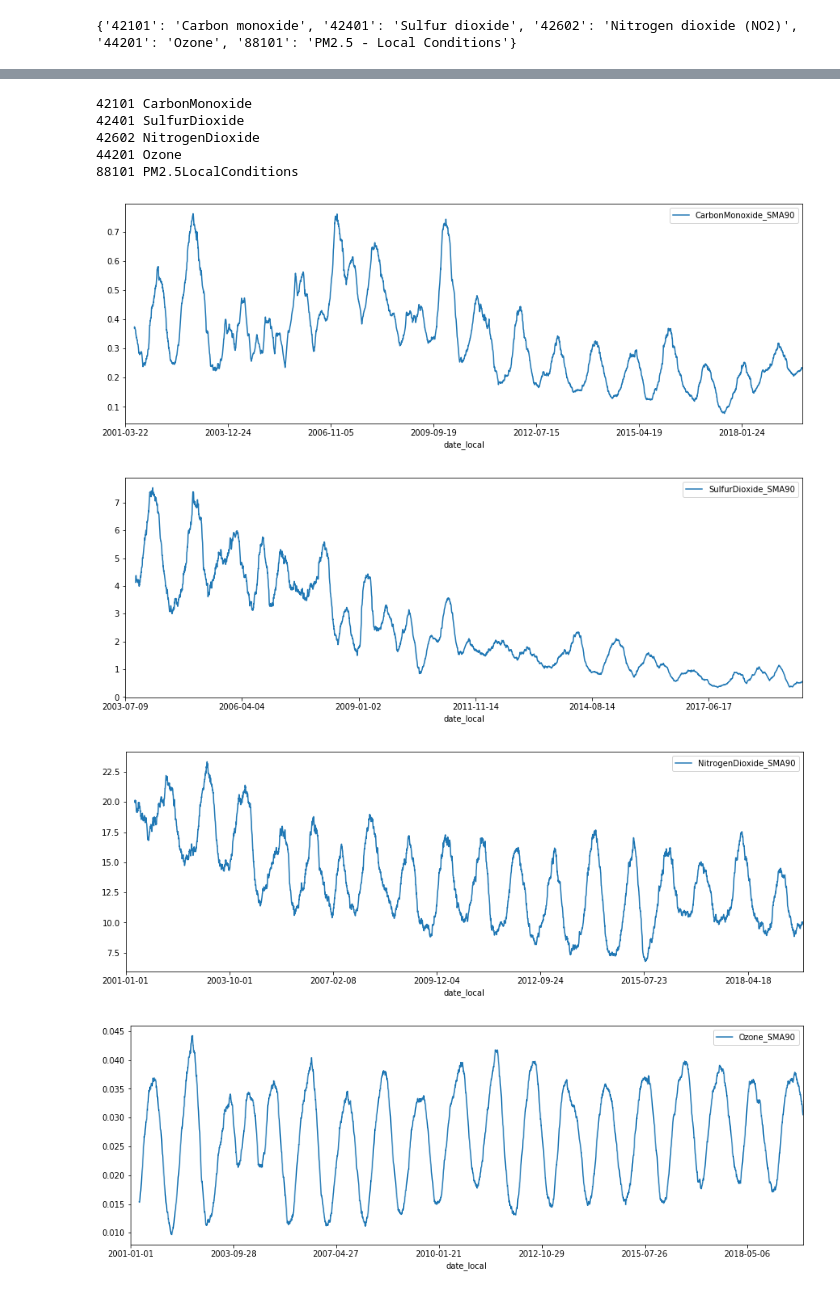
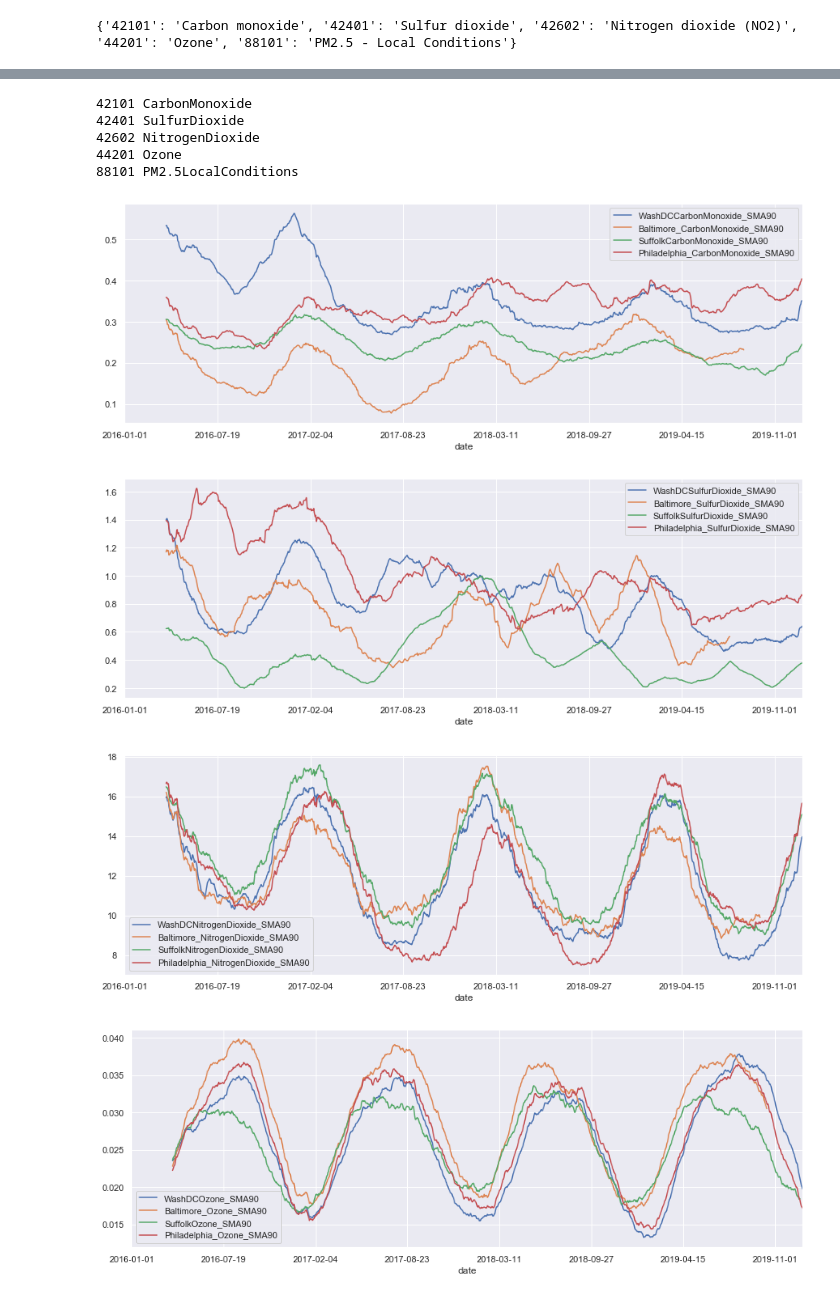
Before and after one commit to ksamavedam/Pollution20Code, a Jupyter notebook: Anjali/pollutionTimeAnalysis.ipynb, the cells around one changed output, grey strips where cells are left out. Saved outputs shown, nothing was run; the diff lists cells and outputs as text; code cells hidden in the pictures.

Commit message:
past data analysis

```diff
--- a/Anjali/pollutionTimeAnalysis.ipynb
+++ b/Anjali/pollutionTimeAnalysis.ipynb
@@ -8,7 +8,11 @@ import pandas as pd
 import datetime
 # %%
 #county='WashDC'
-county='Baltimore_'
+#county='Baltimore_'
+#county='NewYorkCity_'
+#county='Philadelphia_'
+
+cities = ['WashDC','Baltimore_','Suffolk','Philadelphia_']
 # %%
 #DONT RUN - this is for making hashmap from URL
 params = {}
@@ -84,21 +91,23 @@ df.groupby('date_local').mean().plot(figsize=(25,10))
 # %%
-# For each Ppollutant, read the data into the DFs
+# For each pollutant, read the data into the DFs
 for p in params_dict.keys():
     print(p, params_dict[p])
     pn=params_dict[p]
-
-    df = readAndDisplayFileYearRange(county,p,2001,2020)
-    df.columns = ['date_local', params_dict[p]]
-    df[pn+'_SMA90'] = df.iloc[:,1].rolling(window=90).mean()
-    df = df.drop([params_dict[p]], axis=1)
-    df.groupby('date_local').mean().plot(figsize=(15,5))
+    df_cities = pd.DataFrame()
+    for c in cities:
+        df = readAndDisplayFileYearRange(c,p,2016,2020)
+        df.columns = ['date_local', params_dict[p]]
+        df[pn+'_SMA90'] = df.iloc[:,1].rolling(window=90).mean()
+        df_cities['date'] = df['date_local']
+        df_cities[c+pn+'_SMA90'] = df[pn+'_SMA90']
+    df_cities.groupby('date').mean().plot(figsize=(15,5))
 # %% [output]
 42101 CarbonMonoxide
 42401 SulfurDioxide
 42602 NitrogenDioxide
 44201 Ozone
 88101 PM2.5LocalConditions
-[figure, old version]
+[figure, new version]
-[figure, old version]
+[figure, new version]
-[figure, old version]
+[figure, new version]
-[figure, old version]
+[figure, new version]
```
Also changed, not shown: parts of 9 cells of this notebook, 3 other files.
